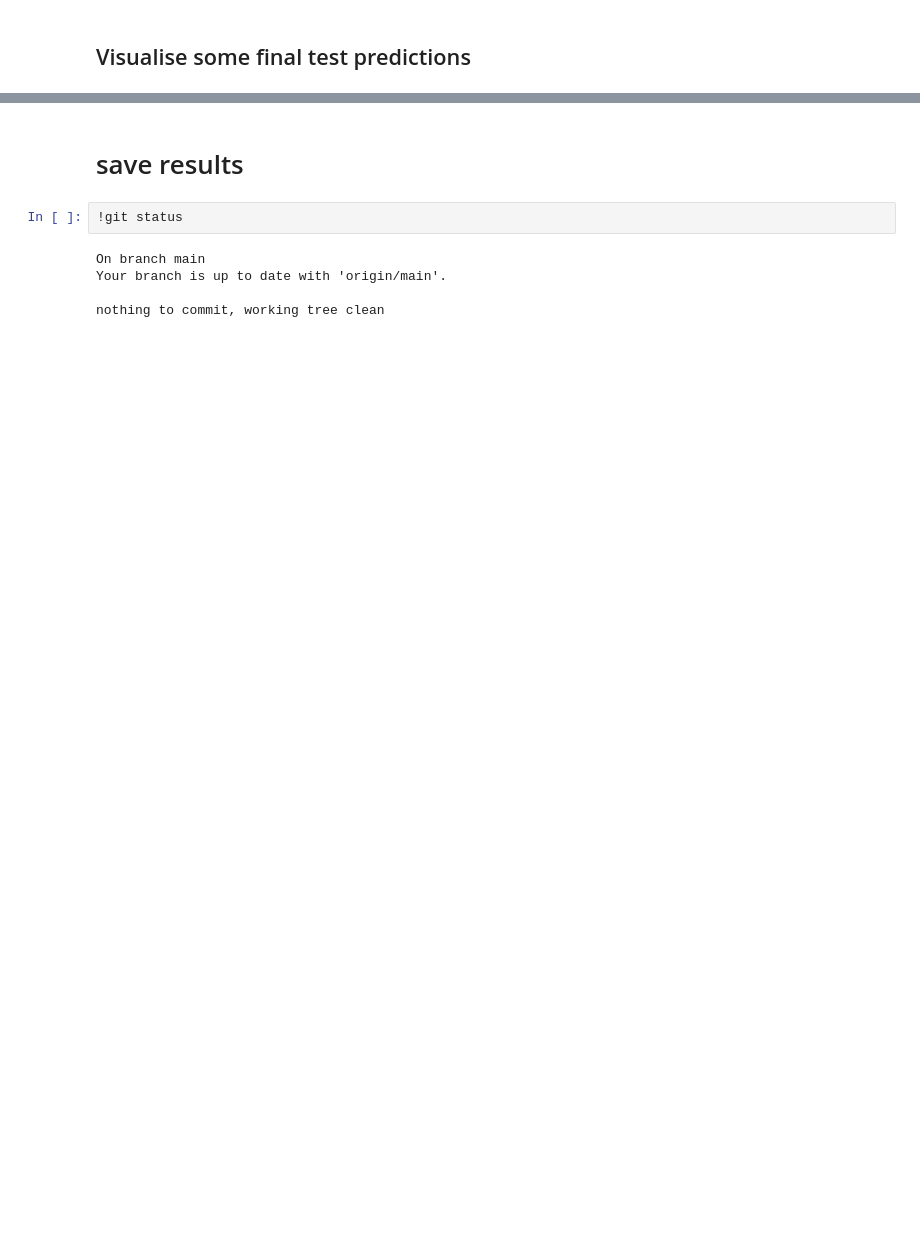
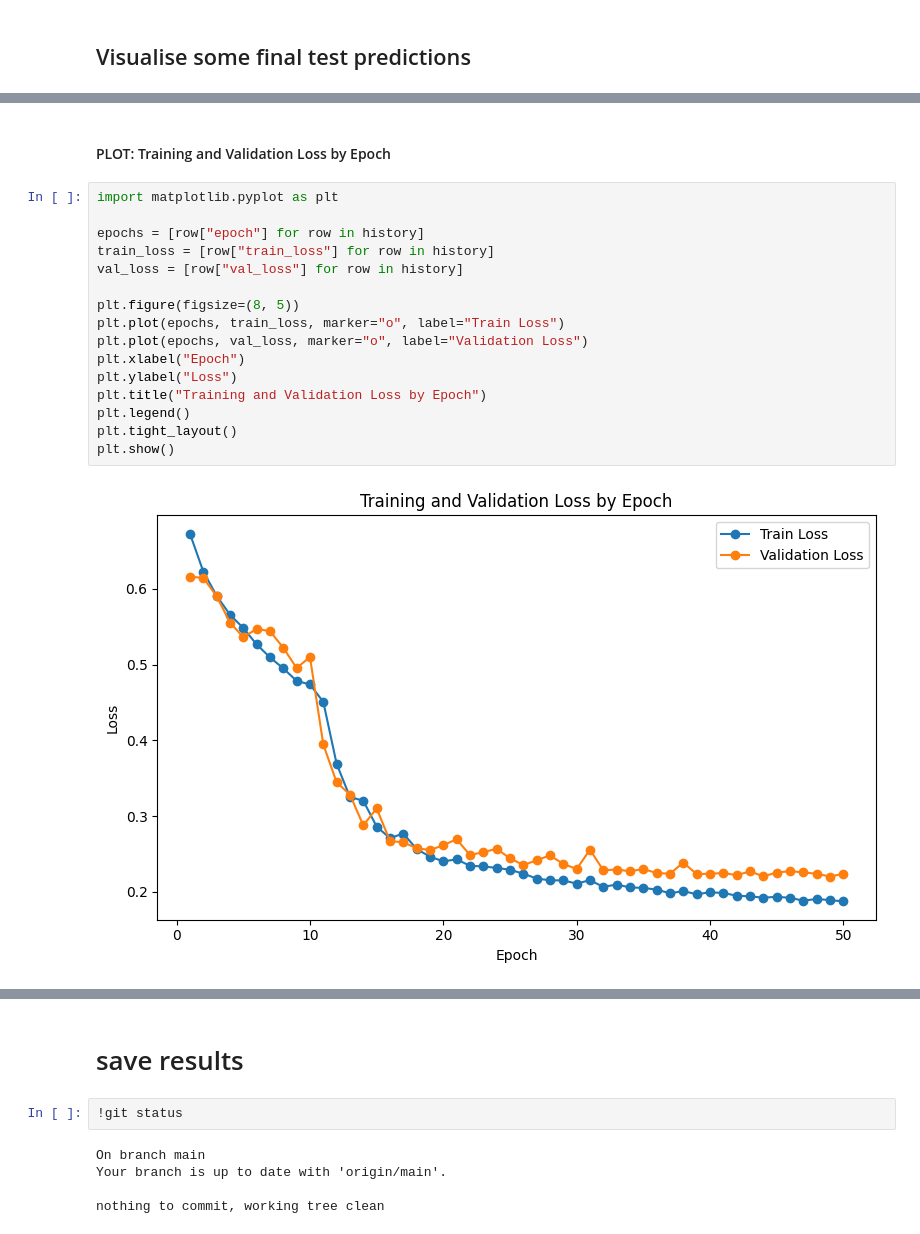
Before and after one commit to Magic-Master420/COMP9517-Group-Project, a Jupyter notebook: dl/cm/BEST_CHECKPOINT_method_pytorch_deeplabv3.ipynb, the cells around one changed output, grey strips where cells are left out. Drawn from its saved outputs; the diff is of its cells as text; blank space fills up the shorter version.

Commit message:
added different plots

```diff
--- a/dl/cm/BEST_CHECKPOINT_method_pytorch_deeplabv3.ipynb
+++ b/dl/cm/BEST_CHECKPOINT_method_pytorch_deeplabv3.ipynb
@@ -714,0 +721,20 @@ plt.show()
+# %% [markdown]
+#### PLOT: Training and Validation Loss by Epoch
+# %%
+import matplotlib.pyplot as plt
+
+epochs = [row["epoch"] for row in history]
+train_loss = [row["train_loss"] for row in history]
+val_loss = [row["val_loss"] for row in history]
+
+plt.figure(figsize=(8, 5))
+plt.plot(epochs, train_loss, marker="o", label="Train Loss")
+plt.plot(epochs, val_loss, marker="o", label="Validation Loss")
+plt.xlabel("Epoch")
+plt.ylabel("Loss")
+plt.title("Training and Validation Loss by Epoch")
+plt.legend()
+plt.tight_layout()
+plt.show()
+# %% [output]
+[figure, added]
```
Also changed, not shown: parts of 16 cells of this notebook.
